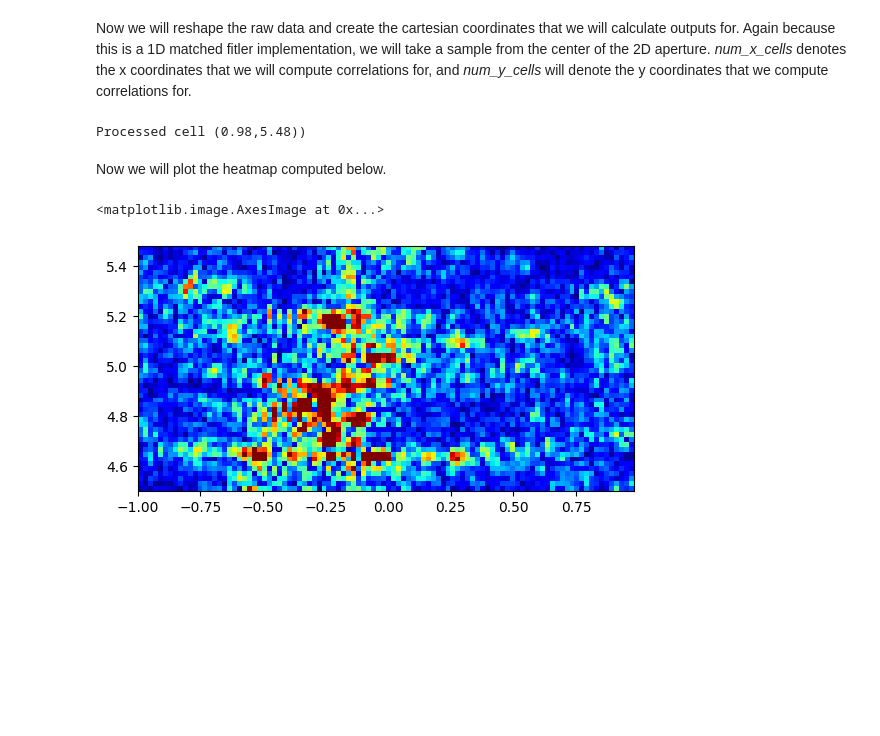
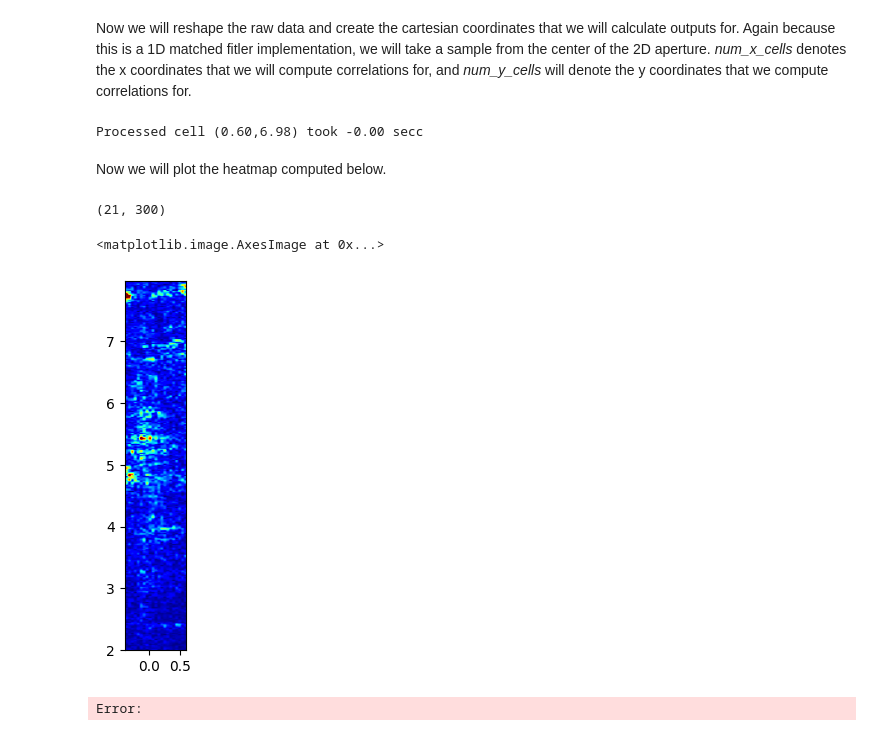
Before and after one commit to hailanzs/comm-proj-radar, a Jupyter notebook: exercise_2.ipynb, the cells around one changed output. Saved outputs shown, nothing was run; the diff lists cells and outputs as text; code cells hidden in the pictures; blank space fills up the shorter version.

```diff
--- a/exercise_2.ipynb
+++ b/exercise_2.ipynb
@@ -23,7 +22,7 @@ First, we load the data provided.
 home_dir = r"/Users/shanbhag/Documents/School/comm-proj-radars"
 
 # loading data that is given
-filename = r"data_001"
+filename = r"data_002"
 data_dir = r"given_data"
 mat_data = sio.loadmat(os.path.join(home_dir,data_dir,filename + '.mat'))
 raw_data = mat_data['adcData']
@@ -38,8 +37,7 @@ The radar is moved along the x-axis 80 times, each time moving by a distance $\l
 # define the antenna spacing
 lm = 3e8/77e9 # define lambda for the antenna spacing
 rx_pos = np.reshape(np.arange(1,5,dtype=float),(-1,1))
-x_pos = (np.reshape(np.arange(1,81,dtype=float),(-1,1)) * -lm  / 2)
+x_pos = (np.reshape(np.arange(1,81,dtype=float),(-1,1)) * lm  / 2)
 ant_pos = np.reshape(rx_pos.T * x_pos ,(-1,1))
 ant_pos = ant_pos - ant_pos[0]
 x_pos = x_pos - x_pos[0]
-print(x_pos)
@@ -120,21 +115,31 @@ Here we will compute the matched filter output for the captured data. We calcula
 Please see the lectures for more details on Matched Filter.
 # %%
 ######## 1D Imaging in Cartesian #############
-def matched_filter_1d(raw_data_1d, num_x_cells, num_y_cells, ant_pos, x_pos):
+def matched_filter_1d(raw_data_1d, num_x_cells, num_y_cells, x_radar_tx, x_radar_rx):
+    """
+    Computes the 1D matched filter result for raw data, this is done along the X, Y dimensions (results in a birds eye view image).
+
+    Paramters:
+    - raw_data_1d: raw ADC data (size: num Tx * num Rx, num ADC samples)
+    - num_x_cells: discrete locations in X (horizontal) that you want to compute the power of
+    - num_y_cells: discrete locations in Y (range/depth) that you want to compute the power of
+    - x_radar_tx: positions of the transmitters
+    - x_radar_rx: positions of the receivers
+
+    Returns:
+    - MF_output: matched filter output
+    """
     c = 2.9979
     fc_start =  773.704
     chirpSlope = 70.295e12
     adcSampleRate = 10e6
     As_sci = (chirpSlope/1e8)
 
-
     MF_output = np.zeros((len(num_x_cells),len(num_y_cells)),dtype=complex)
 
     for i,cell_x in enumerate(num_x_cells):
         for j,cell_y in enumerate(num_y_cells):
-                x_radar_tx = np.reshape(np.repeat(x_pos,4),(-1,1)) - 0.005 - 3 * lm / 2
-                # print(np.reshape(np.repeat(x_pos,4),(-1,1)))
-                x_radar_rx = ant_pos
+                start_time = time.time()
 
                 cell_dist = np.sqrt((x_radar_tx - cell_x)**2 + (cell_y)**2) + np.sqrt((cell_x - x_radar_rx)**2 + (cell_y)**2)
                 cell_dist = cell_dist + 0.15 # account for range bias
@@ -146,7 +151,7 @@ def matched_filter_1d(raw_data_1d, num_x_cells, num_y_cells, ant_pos, x_pos):
                 temp_imag = -np.sin(total_phase)
                 MF_output[i,j] = MF_output[i,j] + np.sum((raw_data_1d *  (temp_real + temp_imag*1j)),axis=(0,1))
 
-                print("Processed cell (%.2f,%.2f)" % (cell_x,cell_y), end='\r')
+                print("Processed cell (%.2f,%.2f) took %.2f sec" % (cell_x,cell_y, start_time - time.time()), end='\r')
     return MF_output
 # %% [markdown]
 Now we will reshape the raw data and create the cartesian coordinates that we will calculate outputs for.
@@ -154,21 +159,29 @@ Again because this is a 1D matched fitler implementation, we will take a sample
 # %%
 X = np.squeeze(raw_data[:,num_z_stp//2,:,:,:]) # for matched filter we use the raw data directly!
 X = np.reshape(X,(-1,adc_samples))
-num_x_cells = np.arange(-1,1,0.02)
-num_y_cells = np.arange(4.5,5.5,0.02)
+
+num_x_cells = np.arange(-0.2,0.6+0.025,0.05)
+num_y_cells = np.arange(4.,7,0.02)
+
+x_radar_tx = np.reshape(np.repeat(x_pos,4),(-1,1)) - 0.005 - 3 * lm / 2
+x_radar_rx = ant_pos
+
 # print(x_pos)
-MF_output = matched_filter_1d(X, num_x_cells, num_y_cells, ant_pos,x_pos)
+MF_output = matched_filter_1d(X, num_x_cells, num_y_cells, x_radar_tx,x_radar_rx)
 # %% [output]
-Processed cell (0.98,5.48))
+Processed cell (0.60,6.98) took -0.00 secc
 # %% [markdown]
 Now we will plot the heatmap computed below.
 # %%
 to_plot = MF_output
+print(MF_output.shape)
 to_plot = to_plot/np.max(np.reshape(to_plot,(1,-1)))
-plt.imshow(abs((to_plot).T), extent=[num_x_cells[0], num_x_cells[-1], num_y_cells[0], num_y_cells[-1]],cmap = 'jet',  vmin=0, vmax=0.5) # this is giving the y axis in meters, and x axis in angles
+plt.imshow(abs((to_plot).T), extent=[num_x_cells[0], num_x_cells[-1], num_y_cells[0], num_y_cells[-1]],cmap = 'jet',  vmin=0, vmax=0.85) # this is giving the y axis in meters, and x axis in angles
 # %% [output]
-<matplotlib.image.AxesImage at 0x...>
+(21, 300)
+<matplotlib.image.AxesImage at 0x...>
-[figure, old version]
+[figure, new version]
+Error:
 # %%
 x_pos
 # %% [output]
```
Also changed, not shown: parts of 5 cells of this notebook, 8 other files.
